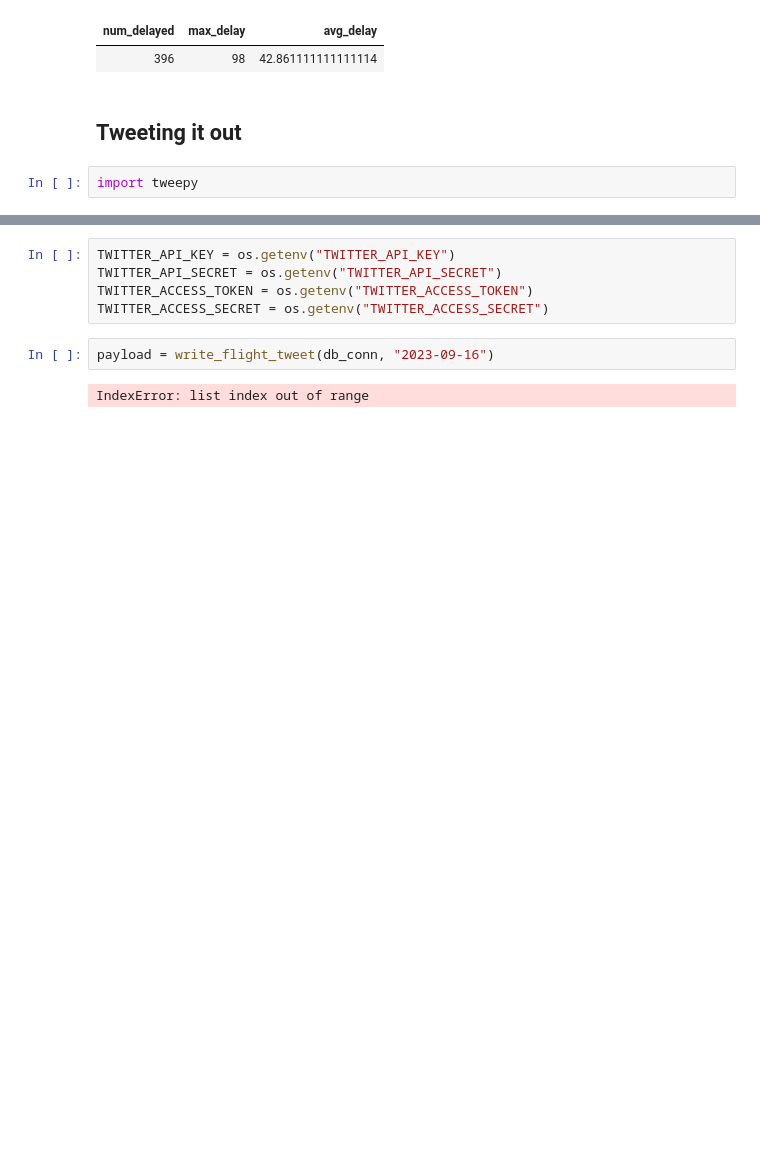
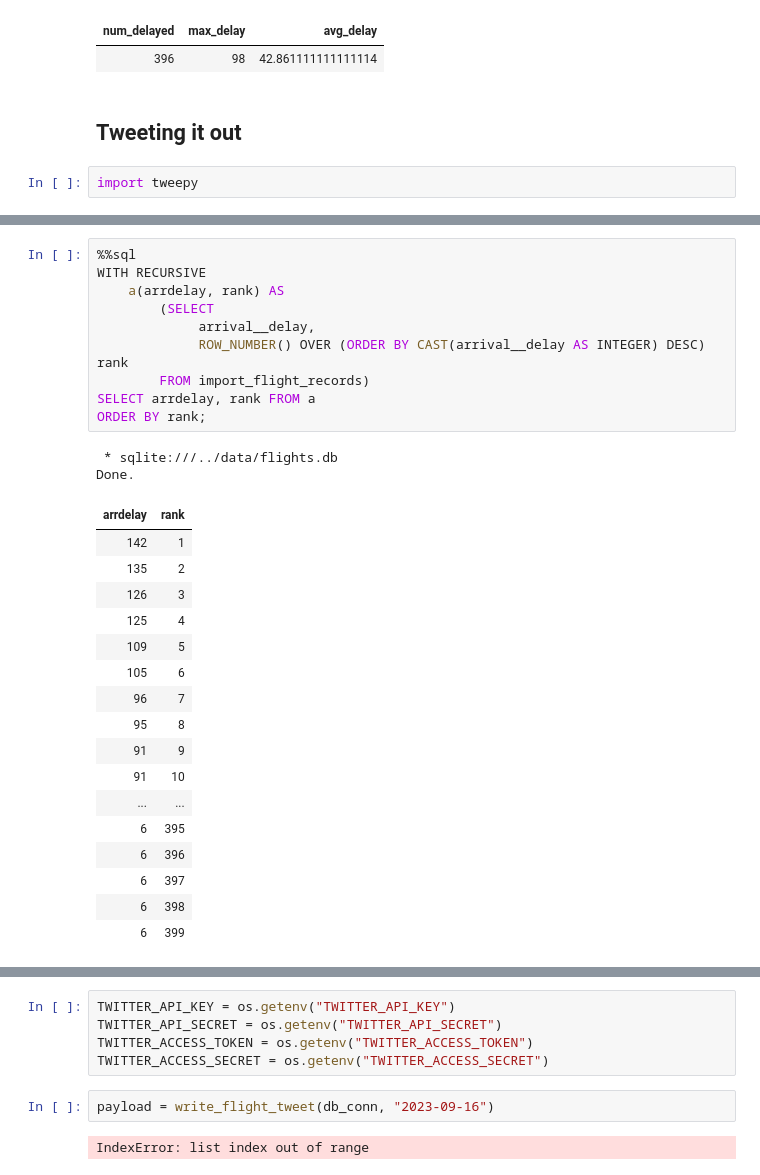
Before and after one commit to vykuang/mh-flight-logs, a Jupyter notebook: notebooks/mvp.ipynb, the cells around one changed output, grey strips where cells are left out. Drawn from its saved outputs; the diff is of its cells as text; blank space fills up the shorter version.

```diff
--- a/notebooks/mvp.ipynb
+++ b/notebooks/mvp.ipynb
@@ -355,3 +395,33 @@ result
+# %%
+%%sql
+WITH RECURSIVE
+    a(arrdelay, rank) AS
+        (SELECT
+             arrival__delay,
+             ROW_NUMBER() OVER (ORDER BY CAST(arrival__delay AS INTEGER) DESC) rank
+        FROM import_flight_records)
+SELECT arrdelay, rank FROM a
+ORDER BY rank;
+# %% [output]
+ * sqlite:///../data/flights.db
+Done.
+| arrdelay | rank |
+| 142 | 1 |
+| 135 | 2 |
+| 126 | 3 |
+| 125 | 4 |
+| 109 | 5 |
+| 105 | 6 |
+| 96 | 7 |
+| 95 | 8 |
+| 91 | 9 |
+| 91 | 10 |
+| ... | ... |
+| 6 | 395 |
+| 6 | 396 |
+| 6 | 397 |
+| 6 | 398 |
+| 6 | 399 |
 # %%
 def write_flight_tweet(
     db_conn: sqlite3.Connection,
```
Also changed, not shown: parts of 6 cells of this notebook, 1 other file.
